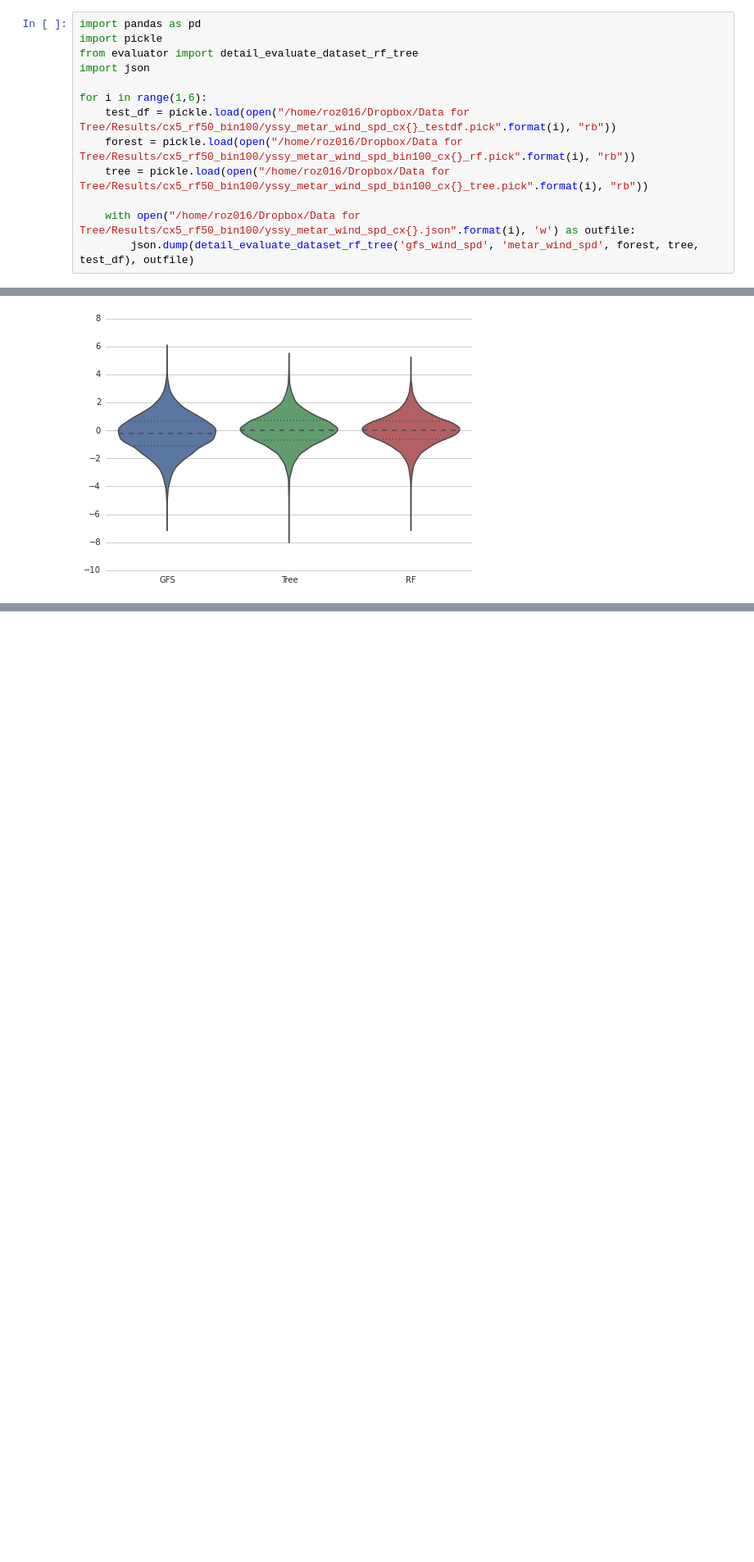
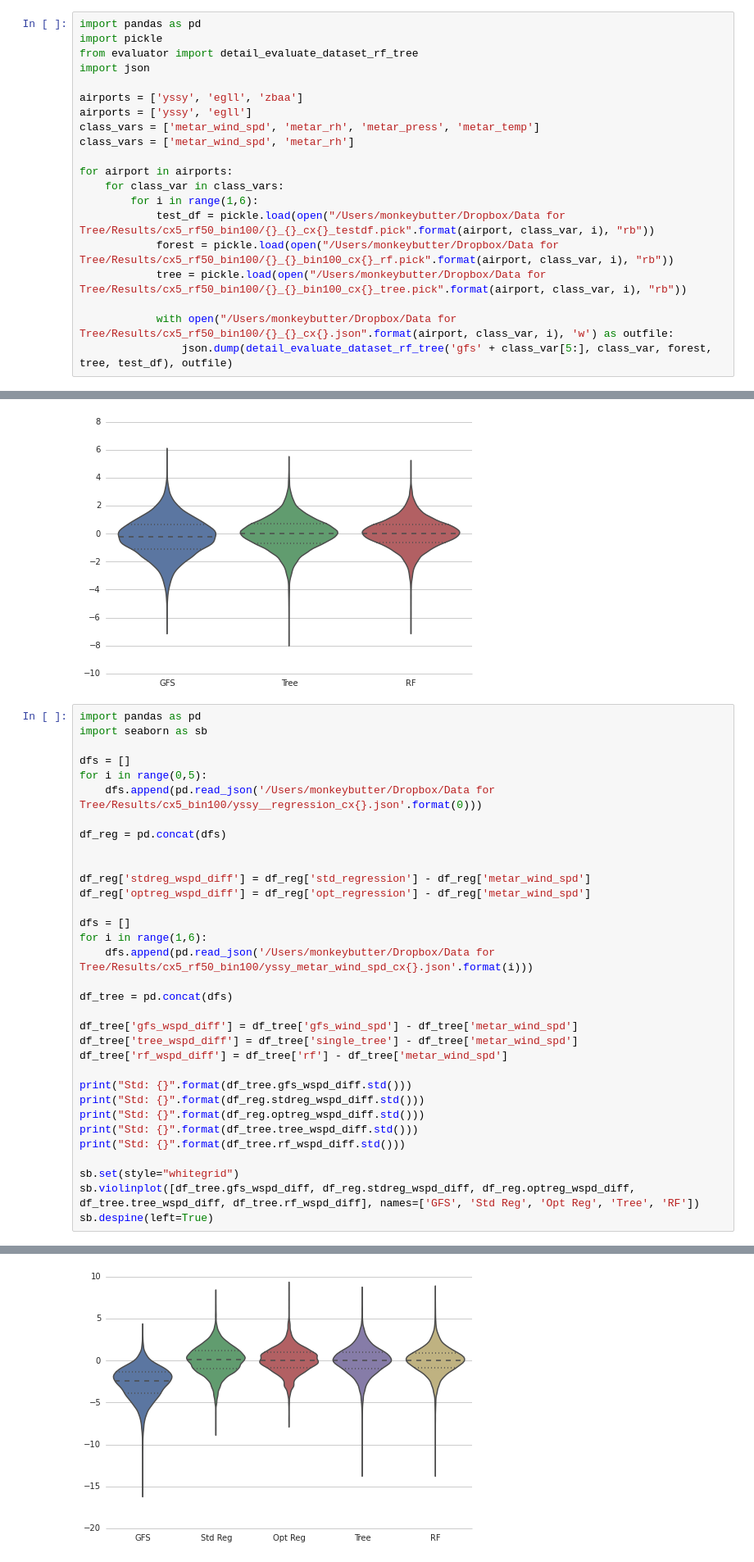
Before and after one commit to monkeybutter/regressive_trees, a Jupyter notebook: rf_analysis.ipynb, the cells around one changed output, grey strips where cells are left out. Shown at 82% size. Drawn from its saved outputs; the diff is of its cells as text; blank space fills up the shorter version.

```diff
--- a/rf_analysis.ipynb
+++ b/rf_analysis.ipynb
@@ -4,13 +4,20 @@ import pickle
 from evaluator import detail_evaluate_dataset_rf_tree
 import json
 
-for i in range(1,6):
-    test_df = pickle.load(open("/home/roz016/Dropbox/Data for Tree/Results/cx5_rf50_bin100/yssy_metar_wind_spd_cx{}_testdf.pick".format(i), "rb"))
-    forest = pickle.load(open("/home/roz016/Dropbox/Data for Tree/Results/cx5_rf50_bin100/yssy_metar_wind_spd_bin100_cx{}_rf.pick".format(i), "rb"))
-    tree = pickle.load(open("/home/roz016/Dropbox/Data for Tree/Results/cx5_rf50_bin100/yssy_metar_wind_spd_bin100_cx{}_tree.pick".format(i), "rb"))
+airports = ['yssy', 'egll', 'zbaa']
+airports = ['yssy', 'egll']
+class_vars = ['metar_wind_spd', 'metar_rh', 'metar_press', 'metar_temp']
+class_vars = ['metar_wind_spd', 'metar_rh']
 
-    with open("/home/roz016/Dropbox/Data for Tree/Results/cx5_rf50_bin100/yssy_metar_wind_spd_cx{}.json".format(i), 'w') as outfile:
-        json.dump(detail_evaluate_dataset_rf_tree('gfs_wind_spd', 'metar_wind_spd', forest, tree, test_df), outfile)
+for airport in airports:
+    for class_var in class_vars:
+        for i in range(1,6):
+            test_df = pickle.load(open("/Users/monkeybutter/Dropbox/Data for Tree/Results/cx5_rf50_bin100/{}_{}_cx{}_testdf.pick".format(airport, class_var, i), "rb"))
+            forest = pickle.load(open("/Users/monkeybutter/Dropbox/Data for Tree/Results/cx5_rf50_bin100/{}_{}_bin100_cx{}_rf.pick".format(airport, class_var, i), "rb"))
+            tree = pickle.load(open("/Users/monkeybutter/Dropbox/Data for Tree/Results/cx5_rf50_bin100/{}_{}_bin100_cx{}_tree.pick".format(airport, class_var, i), "rb"))
+
+            with open("/Users/monkeybutter/Dropbox/Data for Tree/Results/cx5_rf50_bin100/{}_{}_cx{}.json".format(airport, class_var, i), 'w') as outfile:
+                json.dump(detail_evaluate_dataset_rf_tree('gfs' + class_var[5:], class_var, forest, tree, test_df), outfile)
 # %%
 import pandas as pd
 import seaborn as sb
@@ -186,3 +179,37 @@ Mean +1: 1284
 Mean -2: 310
 Mean +2: 265
 [figure]
+# %%
+import pandas as pd
+import seaborn as sb
+
+dfs = []
+for i in range(0,5):
+    dfs.append(pd.read_json('/Users/monkeybutter/Dropbox/Data for Tree/Results/cx5_bin100/yssy__regression_cx{}.json'.format(0)))
+
+df_reg = pd.concat(dfs)
+
+
+df_reg['stdreg_wspd_diff'] = df_reg['std_regression'] - df_reg['metar_wind_spd']
+df_reg['optreg_wspd_diff'] = df_reg['opt_regression'] - df_reg['metar_wind_spd']
+
+dfs = []
+for i in range(1,6):
+    dfs.append(pd.read_json('/Users/monkeybutter/Dropbox/Data for Tree/Results/cx5_rf50_bin100/yssy_metar_wind_spd_cx{}.json'.format(i)))
+
+df_tree = pd.concat(dfs)
+
+df_tree['gfs_wspd_diff'] = df_tree['gfs_wind_spd'] - df_tree['metar_wind_spd']
+df_tree['tree_wspd_diff'] = df_tree['single_tree'] - df_tree['metar_wind_spd']
+df_tree['rf_wspd_diff'] = df_tree['rf'] - df_tree['metar_wind_spd']
+
+print("Std: {}".format(df_tree.gfs_wspd_diff.std()))
+print("Std: {}".format(df_reg.stdreg_wspd_diff.std()))
+print("Std: {}".format(df_reg.optreg_wspd_diff.std()))
+print("Std: {}".format(df_tree.tree_wspd_diff.std()))
+print("Std: {}".format(df_tree.rf_wspd_diff.std()))
+
+sb.set(style="whitegrid")
+sb.violinplot([df_tree.gfs_wspd_diff, df_reg.stdreg_wspd_diff, df_reg.optreg_wspd_diff, df_tree.tree_wspd_diff, df_tree.rf_wspd_diff], names=['GFS', 'Std Reg', 'Opt Reg', 'Tree', 'RF'])
+sb.despine(left=True)
+# %% [output]
@@ -188,0 +221 @@ Mean +2: 265
+[figure, added]
```
Also changed, not shown: parts of 2 cells of this notebook, 3 other files.
